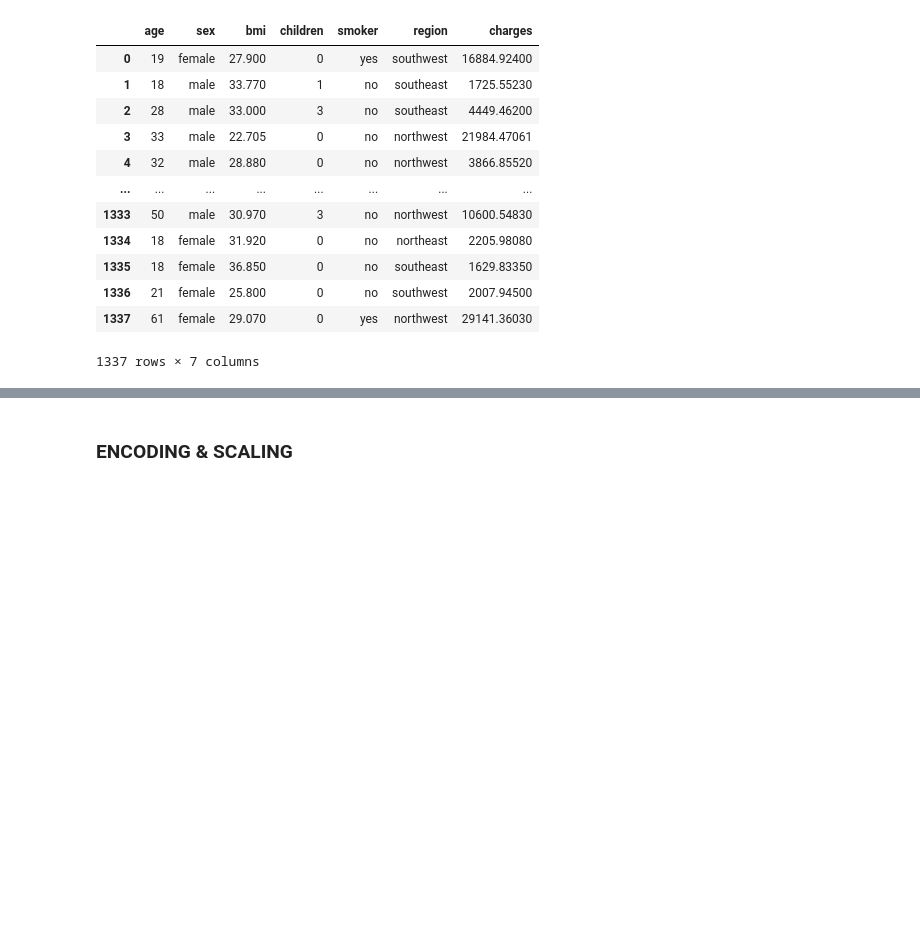
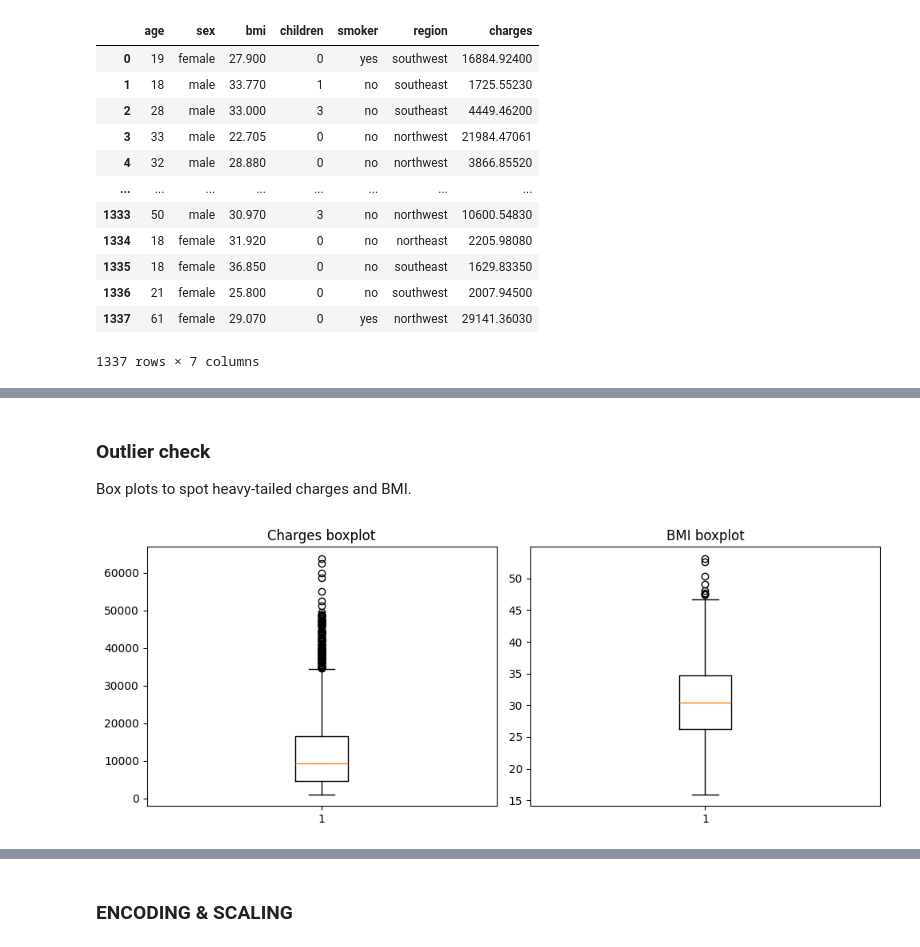
Before and after one commit to Faysalseifu/End-to-End-Insurance-Risk-Analytics-Predictive-Modeling, a Jupyter notebook: notebooks/Exploratory Data Analysis.ipynb, the cells around one changed output, grey strips where cells are left out. Drawn from its saved outputs; the diff is of its cells as text; code cells hidden in the pictures; blank space fills up the shorter version.

```diff
--- a/notebooks/Exploratory Data Analysis.ipynb
+++ b/notebooks/Exploratory Data Analysis.ipynb
@@ -43,0 +116,13 @@ data
+# %% [markdown]
+### Outlier check
+Box plots to spot heavy-tailed charges and BMI.
+# %%
+fig, axes = plt.subplots(1, 2, figsize=(10, 4))
+axes[0].boxplot(data['charges'], vert=True)
+axes[0].set_title('Charges boxplot')
+axes[1].boxplot(data['bmi'], vert=True)
+axes[1].set_title('BMI boxplot')
+plt.tight_layout()
+plt.show()
+# %% [output]
+[figure, added]
```
Also changed, not shown: parts of 9 cells of this notebook, 2 other files.
